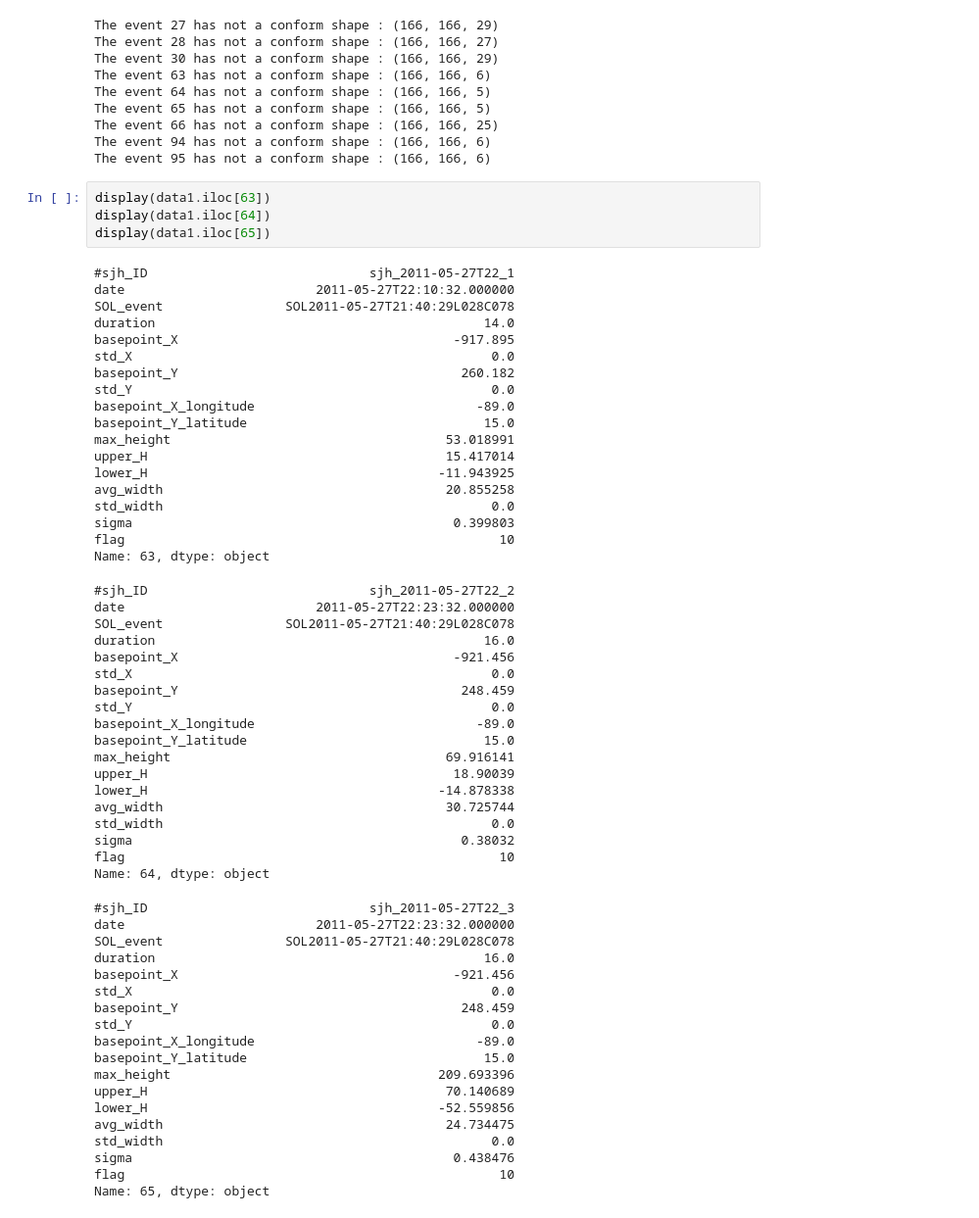
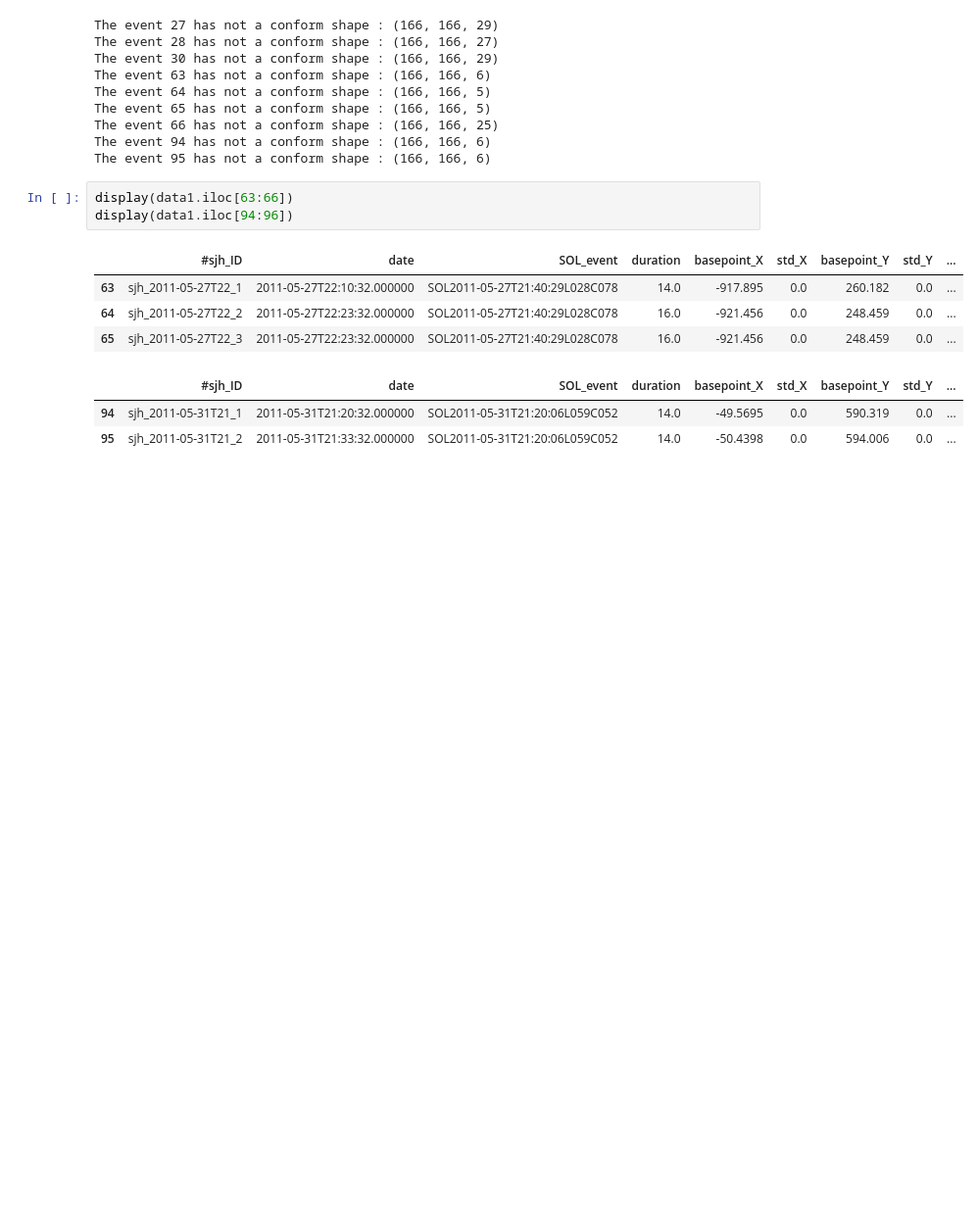
Before and after one commit to CS-433/ml-project-2-jac, a Jupyter notebook: Adrien_messy.ipynb, the cells around one changed output. Shown at 98% size. Drawn from its saved outputs; the diff is of its cells as text; blank space fills up the shorter version.

```diff
--- a/Adrien_messy.ipynb
+++ b/Adrien_messy.ipynb
@@ -113,61 +131,13 @@ The event 66 has not a conform shape : (166, 166, 25)
 The event 94 has not a conform shape : (166, 166, 6)
 The event 95 has not a conform shape : (166, 166, 6)
 # %%
-display(data1.iloc[63])
-display(data1.iloc[64])
-display(data1.iloc[65])
+display(data1.iloc[63:66])
+display(data1.iloc[94:96])
 # %% [output]
-#sjh_ID                             sjh_2011-05-27T22_1
-date                         2011-05-27T22:10:32.000000
-SOL_event                SOL2011-05-27T21:40:29L028C078
-duration                                           14.0
-basepoint_X                                    -917.895
-std_X                                               0.0
-basepoint_Y                                     260.182
-std_Y                                               0.0
-basepoint_X_longitude                             -89.0
-basepoint_Y_latitude                               15.0
-max_height                                    53.018991
-upper_H                                       15.417014
-lower_H                                      -11.943925
-avg_width                                     20.855258
-std_width                                           0.0
-sigma                                          0.399803
-flag                                                 10
-Name: 63, dtype: object
-#sjh_ID                             sjh_2011-05-27T22_2
-date                         2011-05-27T22:23:32.000000
-SOL_event                SOL2011-05-27T21:40:29L028C078
-duration                                           16.0
-basepoint_X                                    -921.456
-std_X                                               0.0
-basepoint_Y                                     248.459
-std_Y                                               0.0
-basepoint_X_longitude                             -89.0
-basepoint_Y_latitude                               15.0
-max_height                                    69.916141
-upper_H                                        18.90039
-lower_H                                      -14.878338
-avg_width                                     30.725744
-std_width                                           0.0
-sigma                                           0.38032
-flag                                                 10
-Name: 64, dtype: object
-#sjh_ID                             sjh_2011-05-27T22_3
-date                         2011-05-27T22:23:32.000000
-SOL_event                SOL2011-05-27T21:40:29L028C078
-duration                                           16.0
-basepoint_X                                    -921.456
-std_X                                               0.0
-basepoint_Y                                     248.459
-std_Y                                               0.0
-basepoint_X_longitude                             -89.0
-basepoint_Y_latitude                               15.0
-max_height                                   209.693396
-upper_H                                       70.140689
-lower_H                                      -52.559856
-avg_width                                     24.734475
-std_width                                           0.0
-sigma                                          0.438476
-flag                                                 10
-Name: 65, dtype: object
+|  | #sjh_ID | date | SOL_event | duration | basepoint_X | std_X | basepoint_Y | std_Y | ... |
+| 63 | sjh_2011-05-27T22_1 | 2011-05-27T22:10:32.000000 | SOL2011-05-27T21:40:29L028C078 | 14.0 | -917.895 | 0.0 | 260.182 | 0.0 | ... |
+| 64 | sjh_2011-05-27T22_2 | 2011-05-27T22:23:32.000000 | SOL2011-05-27T21:40:29L028C078 | 16.0 | -921.456 | 0.0 | 248.459 | 0.0 | ... |
+| 65 | sjh_2011-05-27T22_3 | 2011-05-27T22:23:32.000000 | SOL2011-05-27T21:40:29L028C078 | 16.0 | -921.456 | 0.0 | 248.459 | 0.0 | ... |
+|  | #sjh_ID | date | SOL_event | duration | basepoint_X | std_X | basepoint_Y | std_Y | ... |
+| 94 | sjh_2011-05-31T21_1 | 2011-05-31T21:20:32.000000 | SOL2011-05-31T21:20:06L059C052 | 14.0 | -49.5695 | 0.0 | 590.319 | 0.0 | ... |
+| 95 | sjh_2011-05-31T21_2 | 2011-05-31T21:33:32.000000 | SOL2011-05-31T21:20:06L059C052 | 14.0 | -50.4398 | 0.0 | 594.006 | 0.0 | ... |
```
Also changed, not shown: parts of 4 cells of this notebook, 1 other file.
